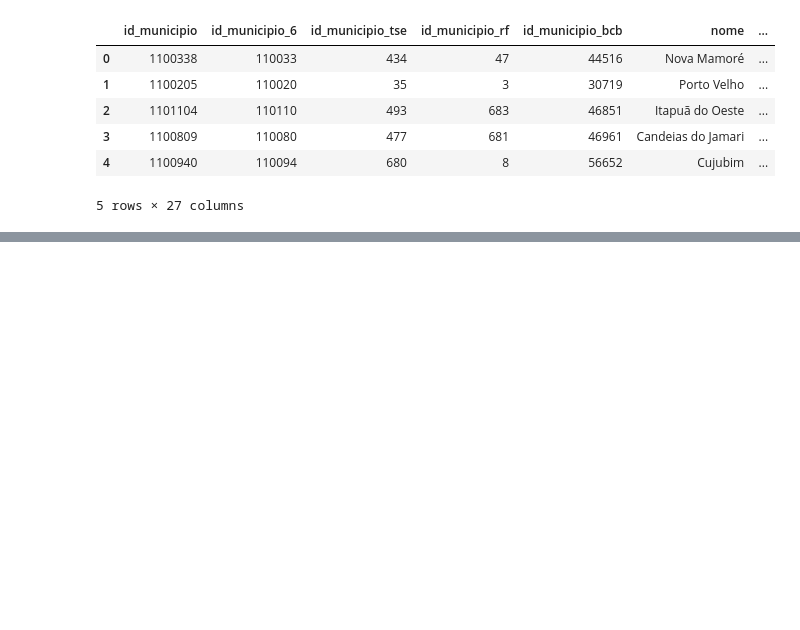
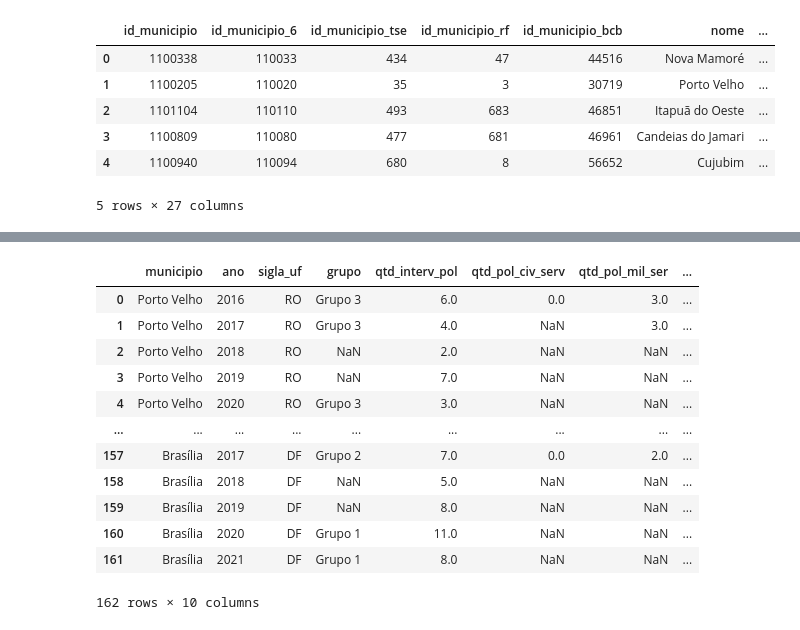
Before and after one commit to ddanieldma/data-visualization, a Jupyter notebook: T3/notebooks/oi.ipynb, the cells around one changed output, grey strips where cells are left out. Saved outputs shown, nothing was run; the diff lists cells and outputs as text; code cells hidden in the pictures; blank space fills up the shorter version.

```diff
--- a/T3/notebooks/oi.ipynb
+++ b/T3/notebooks/oi.ipynb
@@ -148,0 +141,76 @@ df_final
+# %%
+# Dropping columns
+df_final = df_municipios_join.merge(df_mortes_interv_policiais, on='id_municipio', how='inner', suffixes=("_left", '_right'))
+df_final.head(5)
+
+df_final = df_final.drop(columns=['id_municipio'])
+
+# renaming columns
+rename_dict = {
+    'quantidade_mortes_intervencao_policial': 'qtd_interv_pol',
+    'quantidade_mortes_intervencao_policial_civil_em_servico': 'qtd_pol_civ_serv',
+    'quantidade_mortes_intervencao_policial_militar_em_servico': 'qtd_pol_mil_ser',
+    'quantidade_mortes_intervencao_policial_civil_fora_de_servico': 'qtd_pol_civ_fora',
+    'quantidade_mortes_intervencao_policial_militar_fora_de_servico': 'qtd_pol_mil_fora',
+    'nome': 'municipio',
+}
+
+df_final = df_final.rename(columns=rename_dict)
+
+# Adding states
+estados_para_regiao = {
+    # Região Norte
+    'AC': 'Norte',
+    'AP': 'Norte',
+    'AM': 'Norte',
+    'PA': 'Norte',
+    'RO': 'Norte',
+    'RR': 'Norte',
+    'TO': 'Norte',
+
+    # Região Nordeste
+    'AL': 'Nordeste',
+    'BA': 'Nordeste',
+    'CE': 'Nordeste',
+    'MA': 'Nordeste',
+    'PB': 'Nordeste',
+    'PE': 'Nordeste',
+    'PI': 'Nordeste',
+    'RN': 'Nordeste',
+    'SE': 'Nordeste',
+
+    # Região Centro-Oeste
+    'DF': 'Centro-Oeste',
+    'GO': 'Centro-Oeste',
+    'MT': 'Centro-Oeste',
+    'MS': 'Centro-Oeste',
+
+    # Região Sudeste
+    'ES': 'Sudeste',
+    'MG': 'Sudeste',
+    'RJ': 'Sudeste',
+    'SP': 'Sudeste',
+
+    # Região Sul
+    'PR': 'Sul',
+    'RS': 'Sul',
+    'SC': 'Sul'
+}
+
+df_final['regiao'] = df_final['sigla_uf'].map(estados_para_regiao)
+
+df_final
+# %% [output]
+|  | municipio | ano | sigla_uf | grupo | qtd_interv_pol | qtd_pol_civ_serv | qtd_pol_mil_ser | ... |
+| 0 | Porto Velho | 2016 | RO | Grupo 3 | 6.0 | 0.0 | 3.0 | ... |
+| 1 | Porto Velho | 2017 | RO | Grupo 3 | 4.0 | NaN | 3.0 | ... |
+| 2 | Porto Velho | 2018 | RO | NaN | 2.0 | NaN | NaN | ... |
+| 3 | Porto Velho | 2019 | RO | NaN | 7.0 | NaN | NaN | ... |
+| 4 | Porto Velho | 2020 | RO | Grupo 3 | 3.0 | NaN | NaN | ... |
+| ... | ... | ... | ... | ... | ... | ... | ... | ... |
+| 157 | Brasília | 2017 | DF | Grupo 2 | 7.0 | 0.0 | 2.0 | ... |
+| 158 | Brasília | 2018 | DF | NaN | 5.0 | NaN | NaN | ... |
+| 159 | Brasília | 2019 | DF | NaN | 8.0 | NaN | NaN | ... |
+| 160 | Brasília | 2020 | DF | Grupo 1 | 11.0 | NaN | NaN | ... |
+| 161 | Brasília | 2021 | DF | Grupo 1 | 8.0 | NaN | NaN | ... |
+162 rows × 10 columns
```
Also changed, not shown: parts of 9 cells of this notebook, 3 other files.
